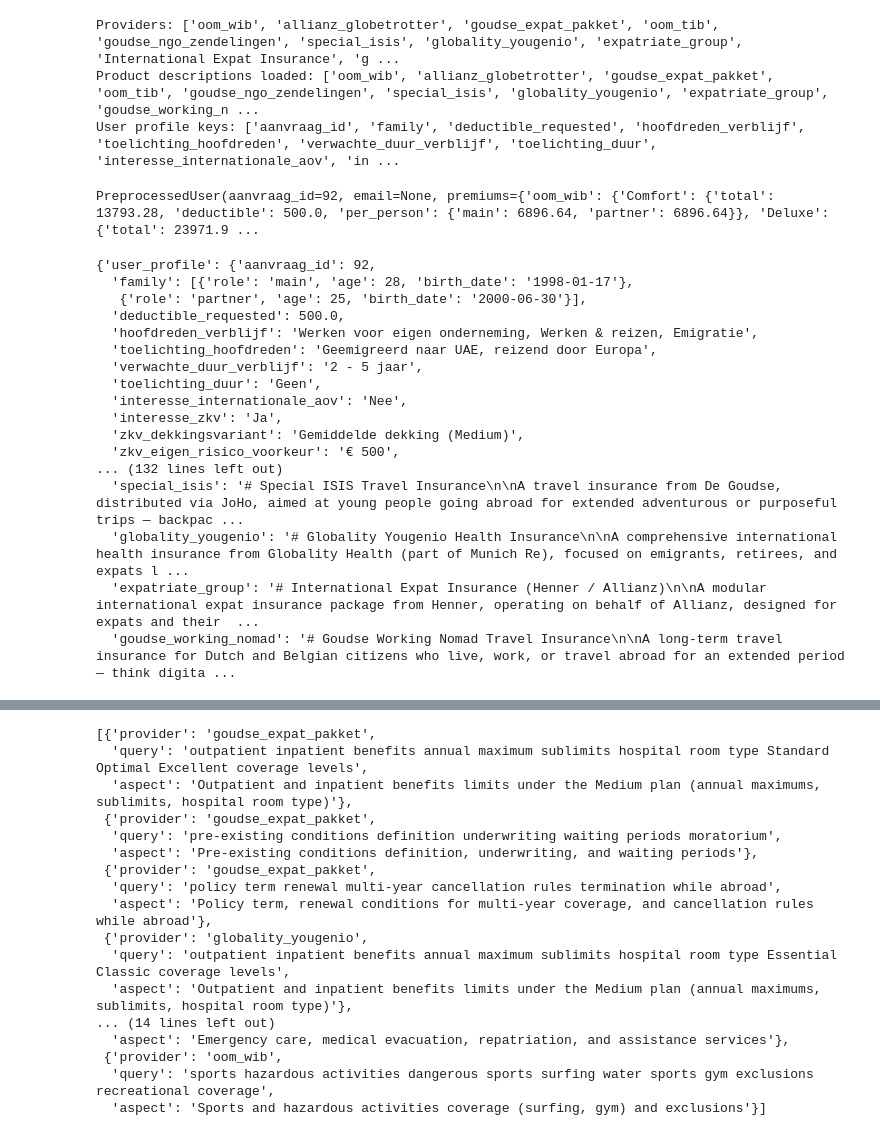
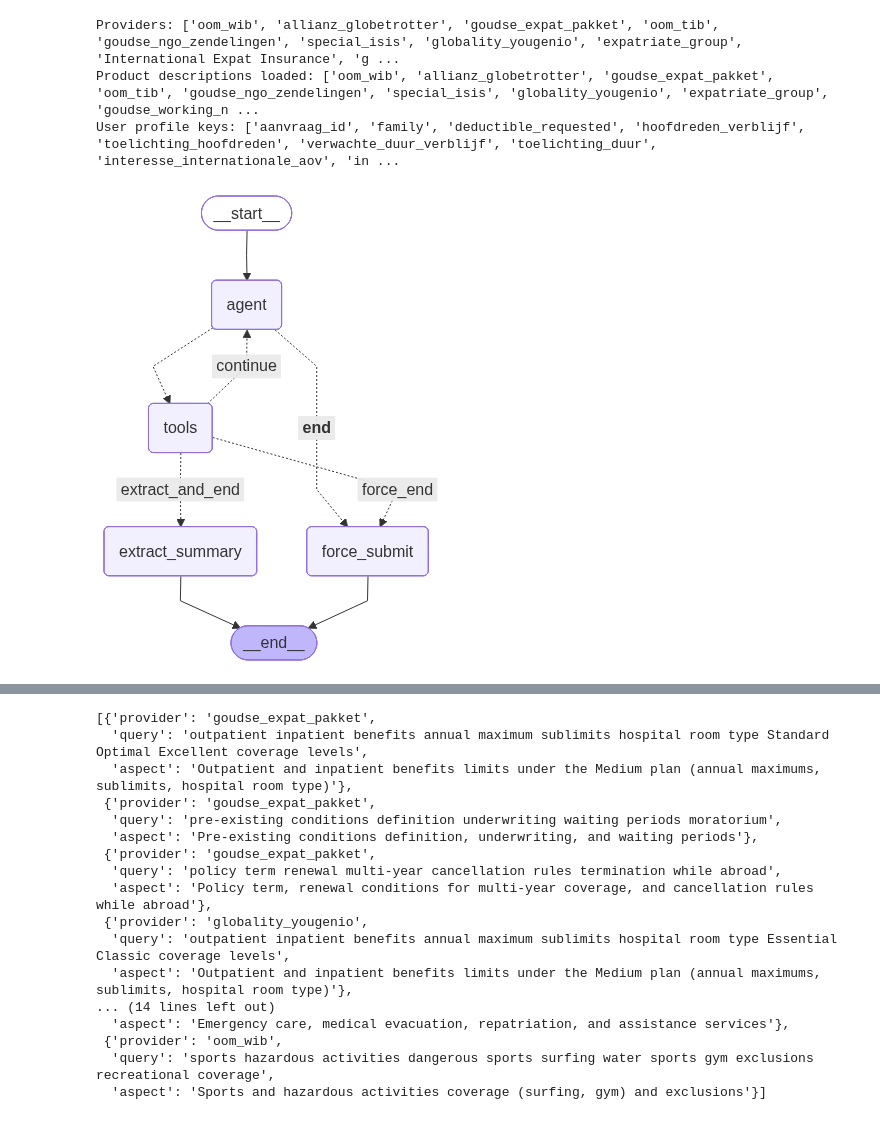
Before and after one commit to rogierdalhuisen/advies_agent, a Jupyter notebook: orchestrator.ipynb, the cells around one changed output, grey strips where cells are left out. Cells and saved outputs as stored; diff of their text form; code cells hidden in the pictures.

```diff
--- a/orchestrator.ipynb
+++ b/orchestrator.ipynb
@@ -14,30 +37,10 @@ print(f"User profile keys: {list(inputs['user_profile'].keys())}")
 Providers: ['oom_wib', 'allianz_globetrotter', 'goudse_expat_pakket', 'oom_tib', 'goudse_ngo_zendelingen', 'special_isis', 'globality_yougenio', 'expatriate_group', 'International Expat Insurance', 'g ...
 Product descriptions loaded: ['oom_wib', 'allianz_globetrotter', 'goudse_expat_pakket', 'oom_tib', 'goudse_ngo_zendelingen', 'special_isis', 'globality_yougenio', 'expatriate_group', 'goudse_working_n ...
 User profile keys: ['aanvraag_id', 'family', 'deductible_requested', 'hoofdreden_verblijf', 'toelichting_hoofdreden', 'verwachte_duur_verblijf', 'toelichting_duur', 'interesse_internationale_aov', 'in ...
-# %%
-user
-# %% [output]
-PreprocessedUser(aanvraag_id=92, email=None, premiums={'oom_wib': {'Comfort': {'total': 13793.28, 'deductible': 500.0, 'per_person': {'main': 6896.64, 'partner': 6896.64}}, 'Deluxe': {'total': 23971.9 ...
-# %%
-inputs
-# %% [output]
-{'user_profile': {'aanvraag_id': 92,
-  'family': [{'role': 'main', 'age': 28, 'birth_date': '1998-01-17'},
-   {'role': 'partner', 'age': 25, 'birth_date': '2000-06-30'}],
-  'deductible_requested': 500.0,
-  'hoofdreden_verblijf': 'Werken voor eigen onderneming, Werken & reizen, Emigratie',
-  'toelichting_hoofdreden': 'Geemigreerd naar UAE, reizend door Europa',
-  'verwachte_duur_verblijf': '2 - 5 jaar',
-  'toelichting_duur': 'Geen',
-  'interesse_internationale_aov': 'Nee',
-  'interesse_zkv': 'Ja',
-  'zkv_dekkingsvariant': 'Gemiddelde dekking (Medium)',
-  'zkv_eigen_risico_voorkeur': '€ 500',
-... (132 lines left out)
-  'special_isis': '# Special ISIS Travel Insurance\n\nA travel insurance from De Goudse, distributed via JoHo, aimed at young people going abroad for extended adventurous or purposeful trips — backpac ...
-  'globality_yougenio': '# Globality Yougenio Health Insurance\n\nA comprehensive international health insurance from Globality Health (part of Munich Re), focused on emigrants, retirees, and expats l ...
-  'expatriate_group': '# International Expat Insurance (Henner / Allianz)\n\nA modular international expat insurance package from Henner, operating on behalf of Allianz, designed for expats and their  ...
-  'goudse_working_nomad': '# Goudse Working Nomad Travel Insurance\n\nA long-term travel insurance for Dutch and Belgian citizens who live, work, or travel abroad for an extended period — think digita ...
+# %%
+display(Image(retriever_subgraph.get_graph().draw_mermaid_png()))
+# %% [output]
+[figure, added]
 # %%
 agent = HierarchicalAgent()
 thread_id = "my-run-3"
```
Also changed, not shown: parts of 12 cells of this notebook, 29 other files.
